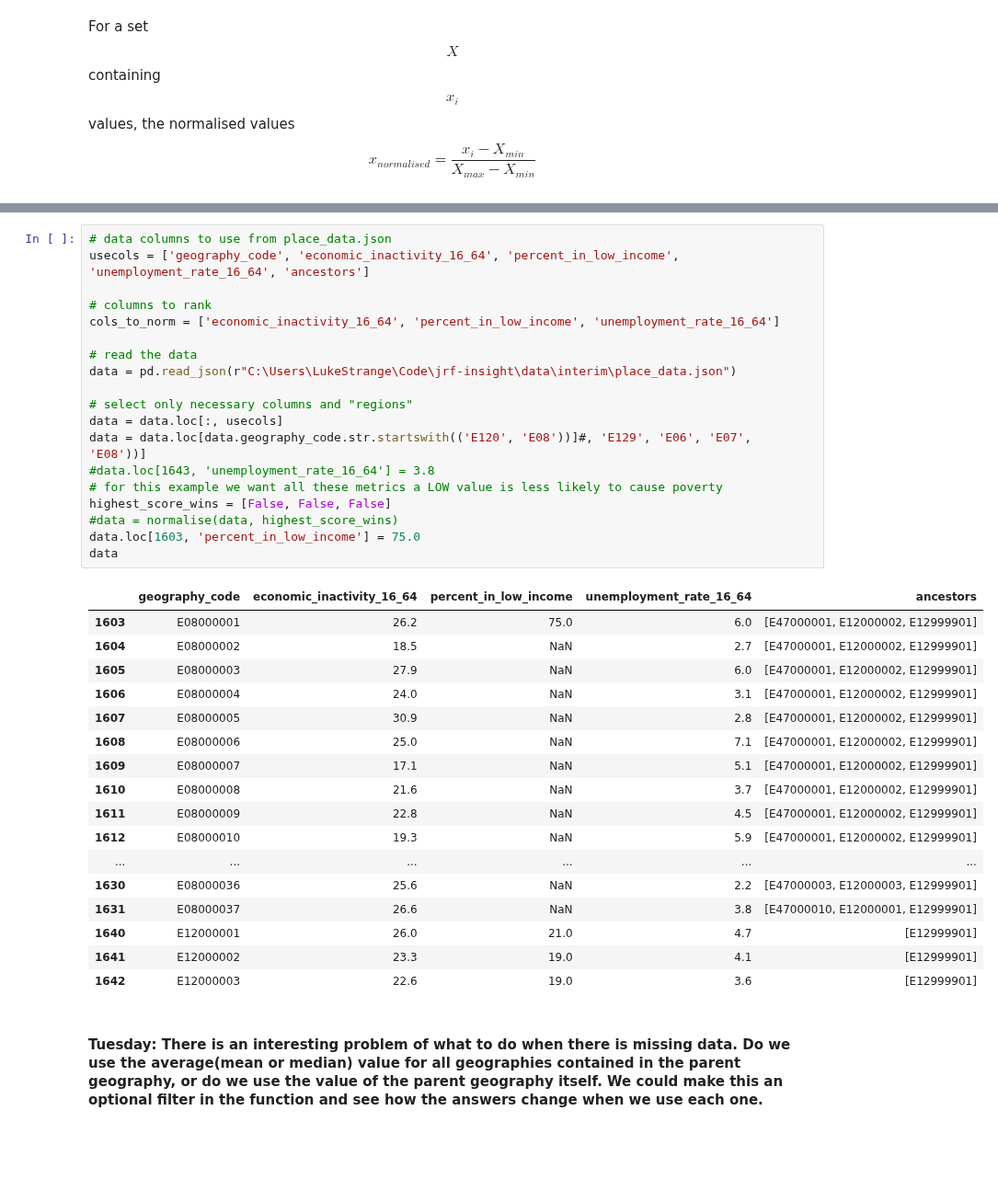
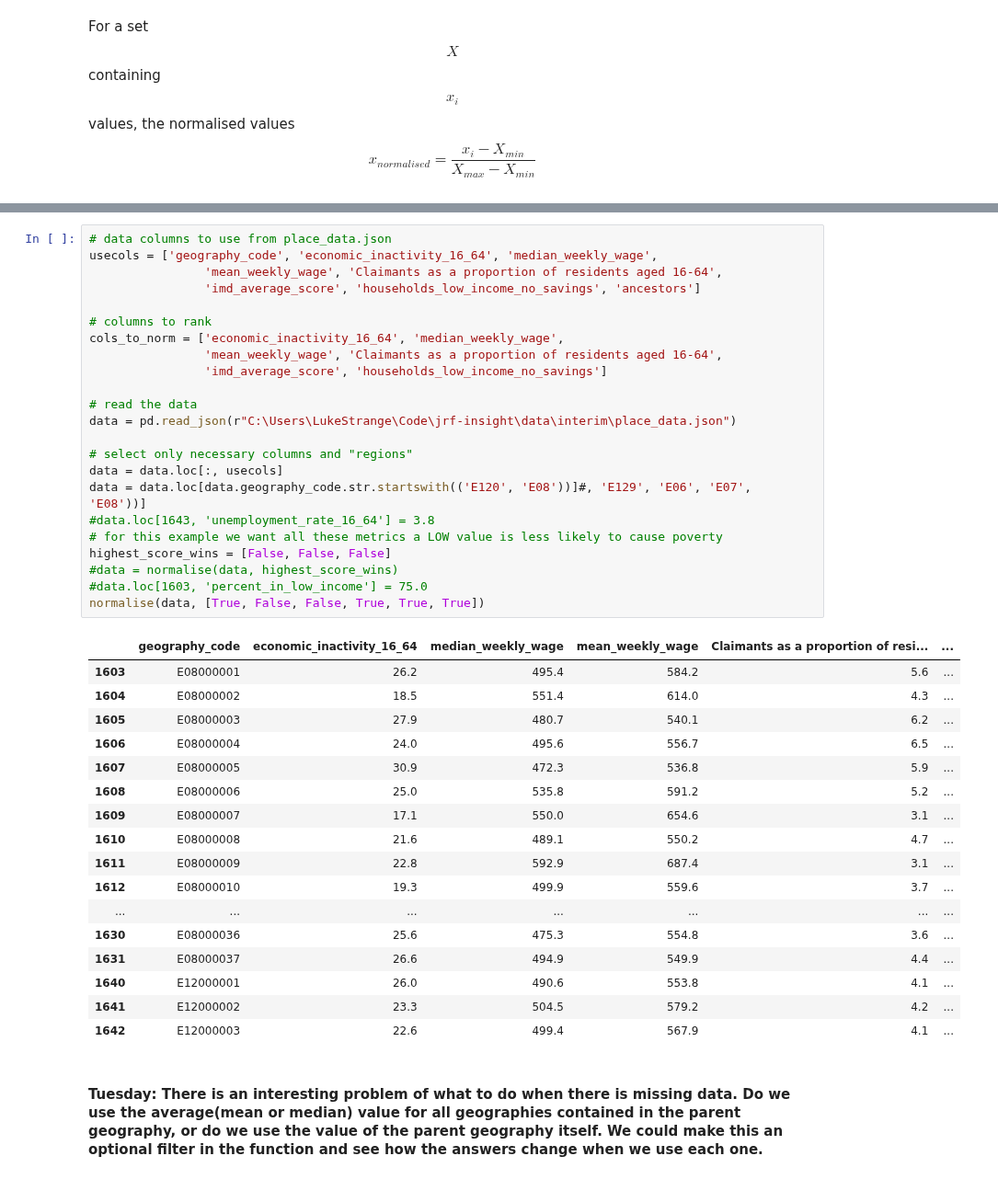
Before and after one commit to open-innovations/jrf-insight, a Jupyter notebook: playground/modelling/economic_insecurity.ipynb, the cells around one changed output, grey strips where cells are left out. Shown at 92% size. Drawn from its saved outputs; the diff is of its cells as text; blank space fills up the shorter version.

```diff
--- a/playground/modelling/economic_insecurity.ipynb
+++ b/playground/modelling/economic_insecurity.ipynb
@@ -76,40 +76,44 @@ normalise(df, [False, True, True, True])
 # %%
 # data columns to use from place_data.json
-usecols = ['geography_code', 'economic_inactivity_16_64', 'percent_in_low_income', 'unemployment_rate_16_64', 'ancestors']
+usecols = ['geography_code', 'economic_inactivity_16_64', 'median_weekly_wage',
+                'mean_weekly_wage', 'Claimants as a proportion of residents aged 16-64',
+                'imd_average_score', 'households_low_income_no_savings', 'ancestors']
 
 # columns to rank
-cols_to_norm = ['economic_inactivity_16_64', 'percent_in_low_income', 'unemployment_rate_16_64']
+cols_to_norm = ['economic_inactivity_16_64', 'median_weekly_wage',
+                'mean_weekly_wage', 'Claimants as a proportion of residents aged 16-64',
+                'imd_average_score', 'households_low_income_no_savings']
 
 # read the data
 data = pd.read_json(r"C:\Users\LukeStrange\Code\jrf-insight\data\interim\place_data.json")
 
 # select only necessary columns and "regions"
 data = data.loc[:, usecols]
 data = data.loc[data.geography_code.str.startswith(('E120', 'E08'))]#, 'E129', 'E06', 'E07', 'E08'))]
 #data.loc[1643, 'unemployment_rate_16_64'] = 3.8
 # for this example we want all these metrics a LOW value is less likely to cause poverty
 highest_score_wins = [False, False, False]
 #data = normalise(data, highest_score_wins)
-data.loc[1603, 'percent_in_low_income'] = 75.0
-data
+#data.loc[1603, 'percent_in_low_income'] = 75.0
+normalise(data, [True, False, False, True, True, True])
 # %% [output]
-|  | geography_code | economic_inactivity_16_64 | percent_in_low_income | unemployment_rate_16_64 | ancestors |
-| 1603 | E08000001 | 26.2 | 75.0 | 6.0 | [E47000001, E12000002, E12999901] |
-| 1604 | E08000002 | 18.5 | NaN | 2.7 | [E47000001, E12000002, E12999901] |
-| 1605 | E08000003 | 27.9 | NaN | 6.0 | [E47000001, E12000002, E12999901] |
-| 1606 | E08000004 | 24.0 | NaN | 3.1 | [E47000001, E12000002, E12999901] |
-| 1607 | E08000005 | 30.9 | NaN | 2.8 | [E47000001, E12000002, E12999901] |
-| 1608 | E08000006 | 25.0 | NaN | 7.1 | [E47000001, E12000002, E12999901] |
-| 1609 | E08000007 | 17.1 | NaN | 5.1 | [E47000001, E12000002, E12999901] |
-| 1610 | E08000008 | 21.6 | NaN | 3.7 | [E47000001, E12000002, E12999901] |
-| 1611 | E08000009 | 22.8 | NaN | 4.5 | [E47000001, E12000002, E12999901] |
-| 1612 | E08000010 | 19.3 | NaN | 5.9 | [E47000001, E12000002, E12999901] |
-| ... | ... | ... | ... | ... | ... |
-| 1630 | E08000036 | 25.6 | NaN | 2.2 | [E47000003, E12000003, E12999901] |
-| 1631 | E08000037 | 26.6 | NaN | 3.8 | [E47000010, E12000001, E12999901] |
-| 1640 | E12000001 | 26.0 | 21.0 | 4.7 | [E12999901] |
-| 1641 | E12000002 | 23.3 | 19.0 | 4.1 | [E12999901] |
-| 1642 | E12000003 | 22.6 | 19.0 | 3.6 | [E12999901] |
+|  | geography_code | economic_inactivity_16_64 | median_weekly_wage | mean_weekly_wage | Claimants as a proportion of resi... | ... |
+| 1603 | E08000001 | 26.2 | 495.4 | 584.2 | 5.6 | ... |
+| 1604 | E08000002 | 18.5 | 551.4 | 614.0 | 4.3 | ... |
+| 1605 | E08000003 | 27.9 | 480.7 | 540.1 | 6.2 | ... |
+| 1606 | E08000004 | 24.0 | 495.6 | 556.7 | 6.5 | ... |
+| 1607 | E08000005 | 30.9 | 472.3 | 536.8 | 5.9 | ... |
+| 1608 | E08000006 | 25.0 | 535.8 | 591.2 | 5.2 | ... |
+| 1609 | E08000007 | 17.1 | 550.0 | 654.6 | 3.1 | ... |
+| 1610 | E08000008 | 21.6 | 489.1 | 550.2 | 4.7 | ... |
+| 1611 | E08000009 | 22.8 | 592.9 | 687.4 | 3.1 | ... |
+| 1612 | E08000010 | 19.3 | 499.9 | 559.6 | 3.7 | ... |
+| ... | ... | ... | ... | ... | ... | ... |
+| 1630 | E08000036 | 25.6 | 475.3 | 554.8 | 3.6 | ... |
+| 1631 | E08000037 | 26.6 | 494.9 | 549.9 | 4.4 | ... |
+| 1640 | E12000001 | 26.0 | 490.6 | 553.8 | 4.1 | ... |
+| 1641 | E12000002 | 23.3 | 504.5 | 579.2 | 4.2 | ... |
+| 1642 | E12000003 | 22.6 | 499.4 | 567.9 | 4.1 | ... |
 # %% [markdown]
 #### Tuesday: There is an interesting problem of what to do when there is missing data. Do we use the average(mean or median) value for all geographies contained in the parent geography, or do we use the value of the parent geography itself. We could make this an optional filter in the function and see how the answers change when we use each one.
 # %% [markdown]
```
Also changed, not shown: parts of 4 cells of this notebook.
